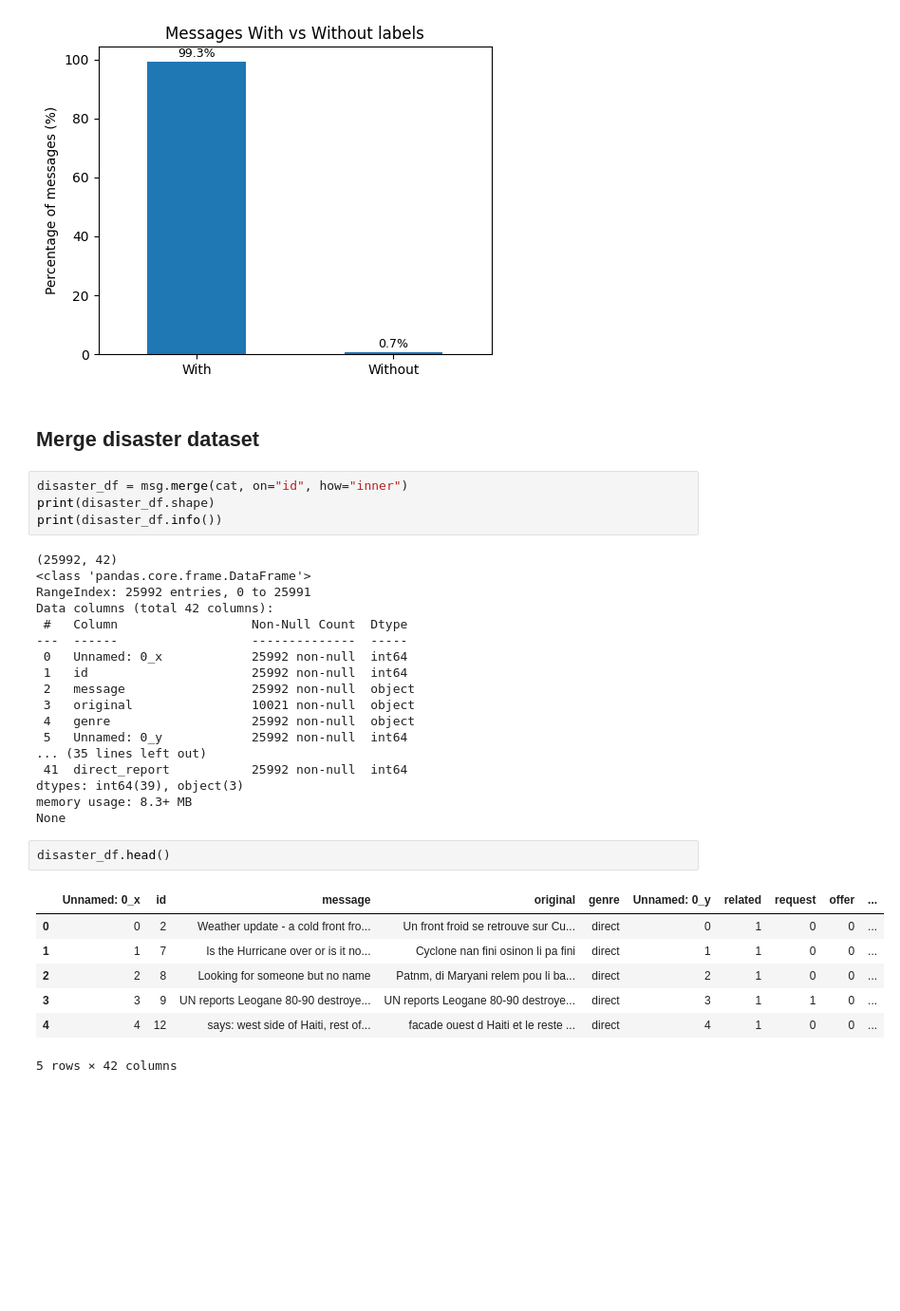
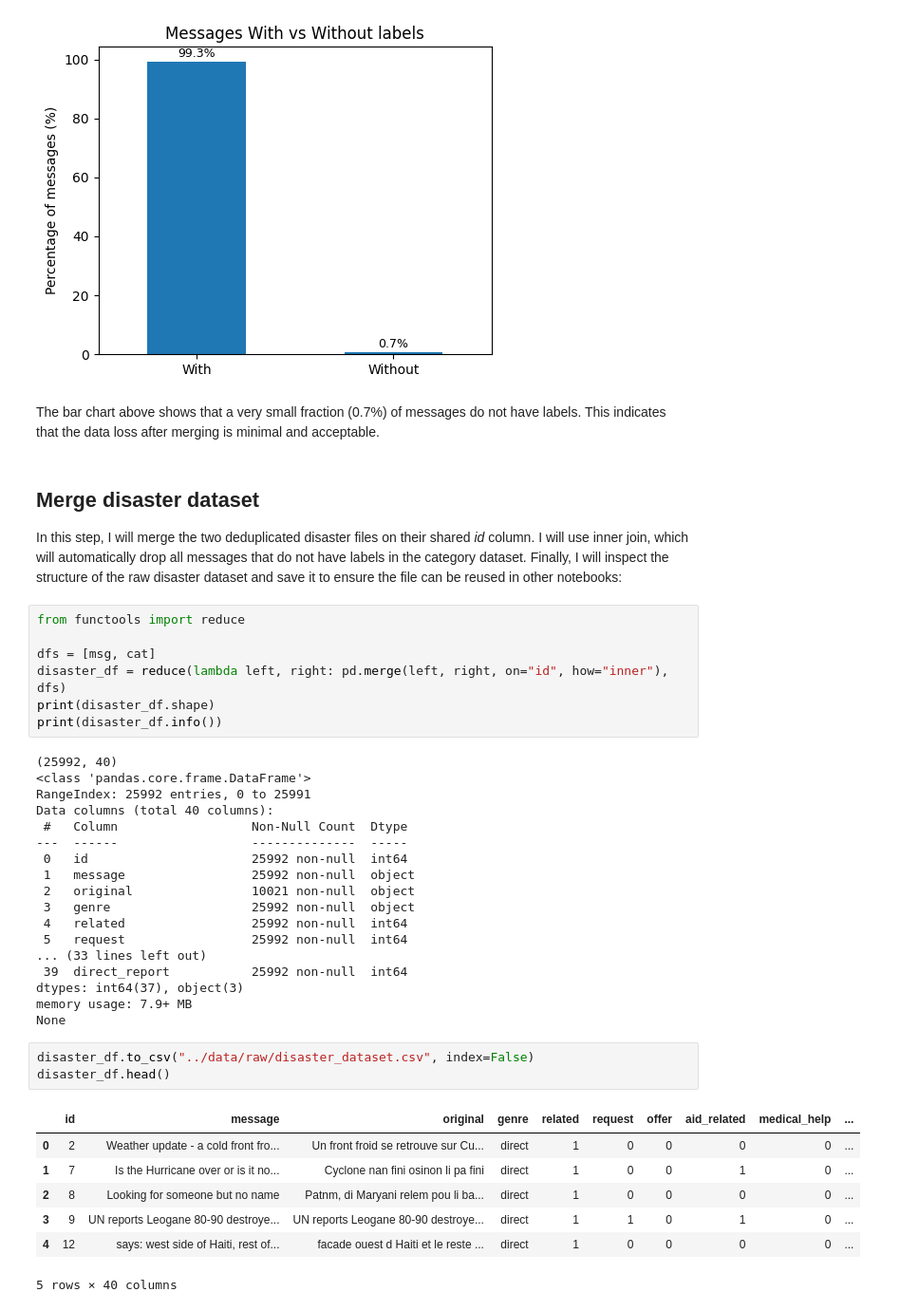
Before and after one commit to KaterinaSSlavova/Crisis-Help-Classification, a Jupyter notebook: Notebooks/02_data_provisioning.ipynb, the cells around one changed output. Shown at 95% size. Saved outputs shown, nothing was run; the diff lists cells and outputs as text; blank space fills up the shorter version.

Commit message:
adding explanations for each step + data dictionary

```diff
--- a/Notebooks/02_data_provisioning.ipynb
+++ b/Notebooks/02_data_provisioning.ipynb
@@ -195,37 +219,44 @@ plt.tight_layout()
 plt.show()
 # %% [output]
 [figure]
+# %% [markdown]
+The bar chart above shows that a very small fraction (0.7%) of messages do not have labels. This indicates  that the data loss after merging is minimal and acceptable.
 # %% [markdown]
 ## Merge disaster dataset
+In this step, I will merge the two deduplicated disaster files on their shared *id* column. I will use inner join, which will automatically drop all messages that do not have labels in the category dataset. Finally, I will inspect the structure of the raw disaster dataset and save it to ensure the file can be reused in other notebooks:
 # %%
-disaster_df = msg.merge(cat, on="id", how="inner")
+from functools import reduce
+
+dfs = [msg, cat]
+disaster_df = reduce(lambda left, right: pd.merge(left, right, on="id", how="inner"), dfs)
 print(disaster_df.shape)
 print(disaster_df.info())
 # %% [output]
-(25992, 42)
+(25992, 40)
 <class 'pandas.core.frame.DataFrame'>
 RangeIndex: 25992 entries, 0 to 25991
-Data columns (total 42 columns):
+Data columns (total 40 columns):
  #   Column                  Non-Null Count  Dtype
 ---  ------                  --------------  -----
- 0   Unnamed: 0_x            25992 non-null  int64
- 1   id                      25992 non-null  int64
- 2   message                 25992 non-null  object
- 3   original                10021 non-null  object
- 4   genre                   25992 non-null  object
- 5   Unnamed: 0_y            25992 non-null  int64
-... (35 lines left out)
- 41  direct_report           25992 non-null  int64
-dtypes: int64(39), object(3)
-memory usage: 8.3+ MB
+ 0   id                      25992 non-null  int64
+ 1   message                 25992 non-null  object
+ 2   original                10021 non-null  object
+ 3   genre                   25992 non-null  object
+ 4   related                 25992 non-null  int64
+ 5   request                 25992 non-null  int64
+... (33 lines left out)
+ 39  direct_report           25992 non-null  int64
+dtypes: int64(37), object(3)
+memory usage: 7.9+ MB
 None
 # %%
+disaster_df.to_csv("../data/raw/disaster_dataset.csv", index=False)
 disaster_df.head()
 # %% [output]
-|  | Unnamed: 0_x | id | message | original | genre | Unnamed: 0_y | related | request | offer | ... |
-| 0 | 0 | 2 | Weather update - a cold front fro... | Un front froid se retrouve sur Cu... | direct | 0 | 1 | 0 | 0 | ... |
-| 1 | 1 | 7 | Is the Hurricane over or is it no... | Cyclone nan fini osinon li pa fini | direct | 1 | 1 | 0 | 0 | ... |
-| 2 | 2 | 8 | Looking for someone but no name | Patnm, di Maryani relem pou li ba... | direct | 2 | 1 | 0 | 0 | ... |
-| 3 | 3 | 9 | UN reports Leogane 80-90 destroye... | UN reports Leogane 80-90 destroye... | direct | 3 | 1 | 1 | 0 | ... |
-| 4 | 4 | 12 | says: west side of Haiti, rest of... | facade ouest d Haiti et le reste ... | direct | 4 | 1 | 0 | 0 | ... |
+|  | id | message | original | genre | related | request | offer | aid_related | medical_help | ... |
+| 0 | 2 | Weather update - a cold front fro... | Un front froid se retrouve sur Cu... | direct | 1 | 0 | 0 | 0 | 0 | ... |
+| 1 | 7 | Is the Hurricane over or is it no... | Cyclone nan fini osinon li pa fini | direct | 1 | 0 | 0 | 1 | 0 | ... |
+| 2 | 8 | Looking for someone but no name | Patnm, di Maryani relem pou li ba... | direct | 1 | 0 | 0 | 0 | 0 | ... |
+| 3 | 9 | UN reports Leogane 80-90 destroye... | UN reports Leogane 80-90 destroye... | direct | 1 | 1 | 0 | 1 | 0 | ... |
+| 4 | 12 | says: west side of Haiti, rest of... | facade ouest d Haiti et le reste ... | direct | 1 | 0 | 0 | 0 | 0 | ... |
-5 rows × 42 columns
+5 rows × 40 columns
```
Also changed, not shown: parts of 24 cells of this notebook, 5 other files.
